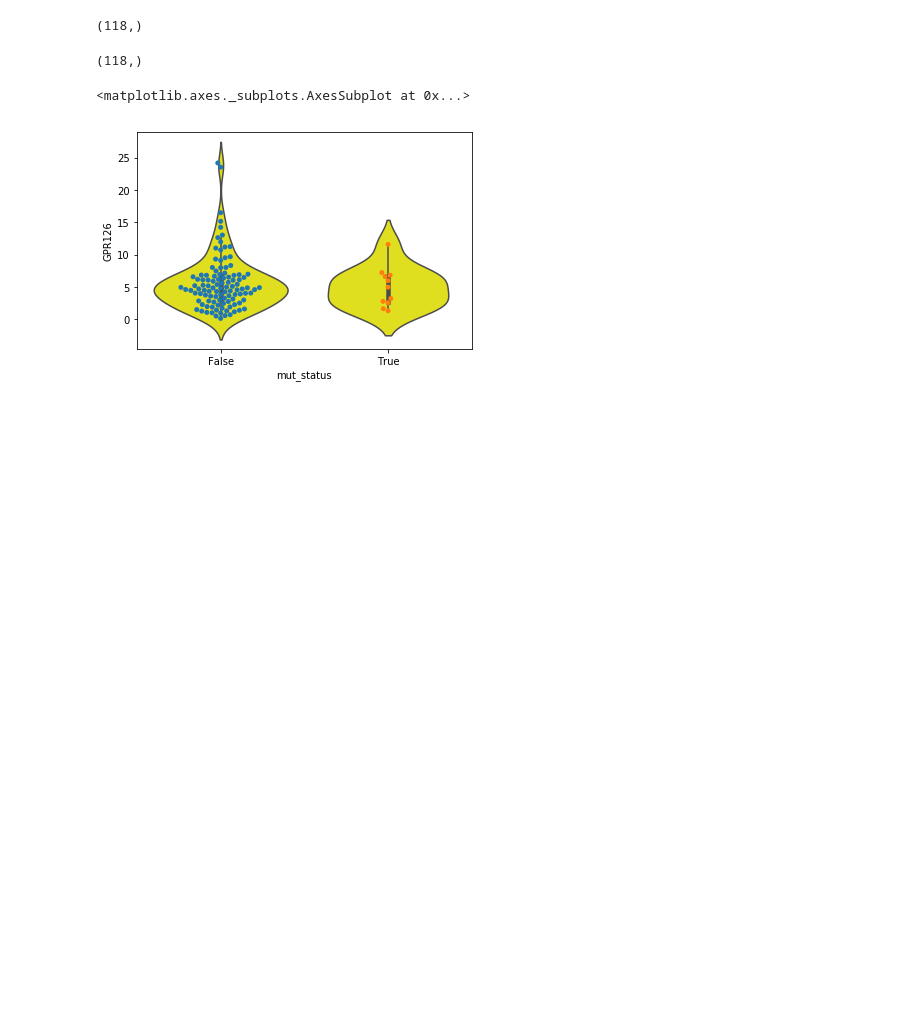
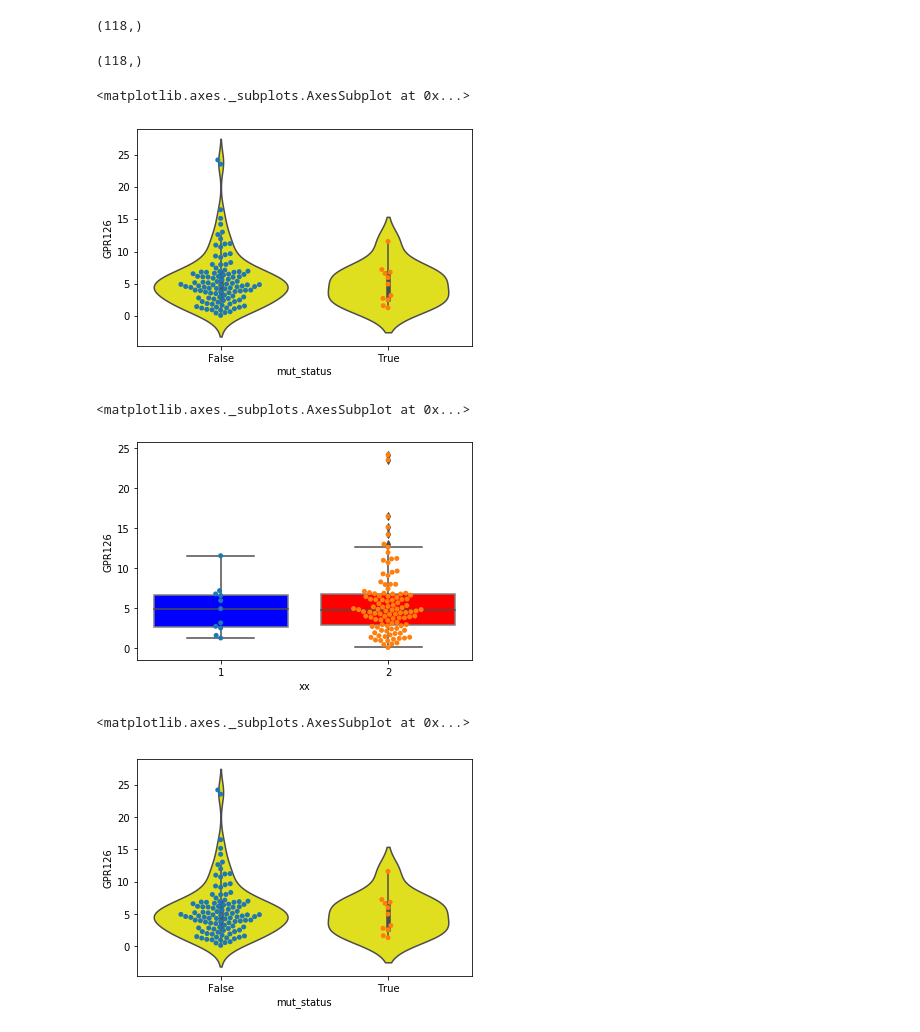
Before and after one commit to stuartzong/genome_science, a Jupyter notebook: differential_expression_between_WT_mutants_20181205-Copy1.ipynb, the cells around one changed output. Saved outputs shown, nothing was run; the diff lists cells and outputs as text; code cells hidden in the pictures; blank space fills up the shorter version.

```diff
--- a/differential_expression_between_WT_mutants_20181205-Copy1.ipynb
+++ b/differential_expression_between_WT_mutants_20181205-Copy1.ipynb
@@ -145,6 +149,39 @@ gpr_expr['GPR126'].shape
 gpr_expr['xx'] = gpr_expr.mut_status.apply(lambda x: '1' if x==True else '2')
 # %%
 gpr_expr.to_csv('/projects/trans_scratch/validations/workspace/szong/Cervical/hotspots/rainstorm/GPR126_expression.csv')
+# %%
+f = '/projects/trans_scratch/validations/workspace/szong/Cervical/hotspots/rainstorm/GPR126_expression.csv'
+gpr_expr = pd.read_csv(f)
+ax = sns.violinplot('mut_status', 'GPR126', data=gpr_expr, color='yellow')
+sns.swarmplot('mut_status', 'GPR126', data=gpr_expr)
+plt.show()
+
+ax = sns.boxplot('xx', 'GPR126', data=gpr_expr, color='yellow')
+sns.swarmplot('xx', 'GPR126', data=gpr_expr)
+# Select which box you want to change
+mybox = ax.artists[1]
+
+# Change the appearance of that box
+mybox.set_facecolor('red')
+mybox.set_edgecolor('gray')
+# mybox.set_linewidth(2)
+
+# Select which box you want to change
+mybox = ax.artists[0]
+
+# Change the appearance of that box
+mybox.set_facecolor('blue')
+mybox.set_edgecolor('gray')
+# mybox.set_linewidth(2)
+
+# plt.show()
+
+plt.savefig('/projects/trans_scratch/validations/workspace/szong/Cervical/hotspots/rainstorm/GPR126.patients.expression.20200313.png')
+# %% [output]
+<matplotlib.axes._subplots.AxesSubplot at 0x...>
+[figure, added]
+<matplotlib.axes._subplots.AxesSubplot at 0x...>
+[figure, added]
 # %%
 f = '/projects/trans_scratch/validations/workspace/szong/Cervical/hotspots/rainstorm/GPR126_expression.csv'
 gpr_expr = pd.read_csv(f)
```
Also changed, not shown: parts of 4 cells of this notebook, 2 other files.
